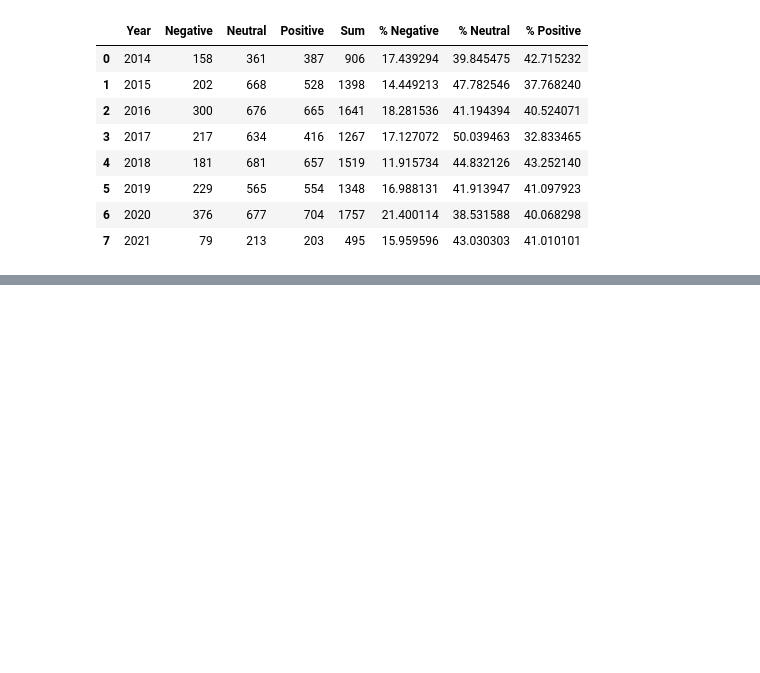
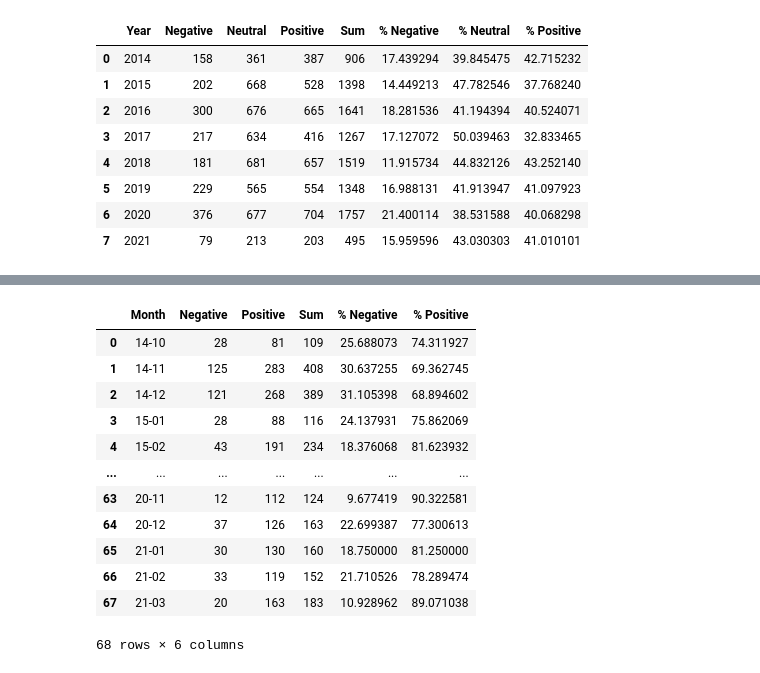
Before and after one commit to Anushree176/IndianPolitics_TopicModelling_SentimentAnalysis, a Jupyter notebook: Sentiment Analysis.ipynb, the cells around one changed output, grey strips where cells are left out. Drawn from its saved outputs; the diff is of its cells as text; code cells hidden in the pictures; blank space fills up the shorter version.

```diff
--- a/Sentiment Analysis.ipynb
+++ b/Sentiment Analysis.ipynb
@@ -231,0 +445,4 @@ fig.show()
+# %%
+final = final.drop(['Unnamed: 0','Text','hashtag'], axis=1)
+final['Date'] = final['Date'].apply(lambda x: x[2:7])
+final
@@ -231,0 +463,4 @@ fig.show()
+# %%
+# sentiment_group = final.groupby(['Date'])['final_sentiment'].value_counts(sort=False)
+sentiment_group = pd.crosstab(index=final['Date'], columns=final['final_sentiment'], dropna=False)
+sentiment_group
@@ -231,0 +495,16 @@ fig.show()
+# %%
+columns = ['Month', 'Negative', 'Positive']
+svm_calculated = pd.DataFrame(columns=columns)
+month = []
+negative = []
+positive = []
+
+for i in range(len(sentiment_group)) :
+    month.append(sentiment_group.index[i])
+    negative.append(sentiment_group[-1][i])
+    positive.append(sentiment_group[1][i])
+
+svm_calculated['Month'] = month
+svm_calculated['Negative'] = negative
+svm_calculated['Positive'] = positive
+svm_calculated
@@ -231,0 +525,19 @@ fig.show()
+# %%
+svm_calculated['Sum'] = svm_calculated.iloc[:, 1:].sum(axis=1)
+svm_calculated['% Negative'] = svm_calculated['Negative']/svm_calculated['Sum']*100
+svm_calculated['% Positive'] = svm_calculated['Positive']/svm_calculated['Sum']*100
+svm_calculated
+# %% [output]
+|  | Month | Negative | Positive | Sum | % Negative | % Positive |
+| 0 | 14-10 | 28 | 81 | 109 | 25.688073 | 74.311927 |
+| 1 | 14-11 | 125 | 283 | 408 | 30.637255 | 69.362745 |
+| 2 | 14-12 | 121 | 268 | 389 | 31.105398 | 68.894602 |
+| 3 | 15-01 | 28 | 88 | 116 | 24.137931 | 75.862069 |
+| 4 | 15-02 | 43 | 191 | 234 | 18.376068 | 81.623932 |
+| ... | ... | ... | ... | ... | ... | ... |
+| 63 | 20-11 | 12 | 112 | 124 | 9.677419 | 90.322581 |
+| 64 | 20-12 | 37 | 126 | 163 | 22.699387 | 77.300613 |
+| 65 | 21-01 | 30 | 130 | 160 | 18.750000 | 81.250000 |
+| 66 | 21-02 | 33 | 119 | 152 | 21.710526 | 78.289474 |
+| 67 | 21-03 | 20 | 163 | 183 | 10.928962 | 89.071038 |
+68 rows × 6 columns
```
Also changed, not shown: parts of 34 cells of this notebook, 31 other files.
